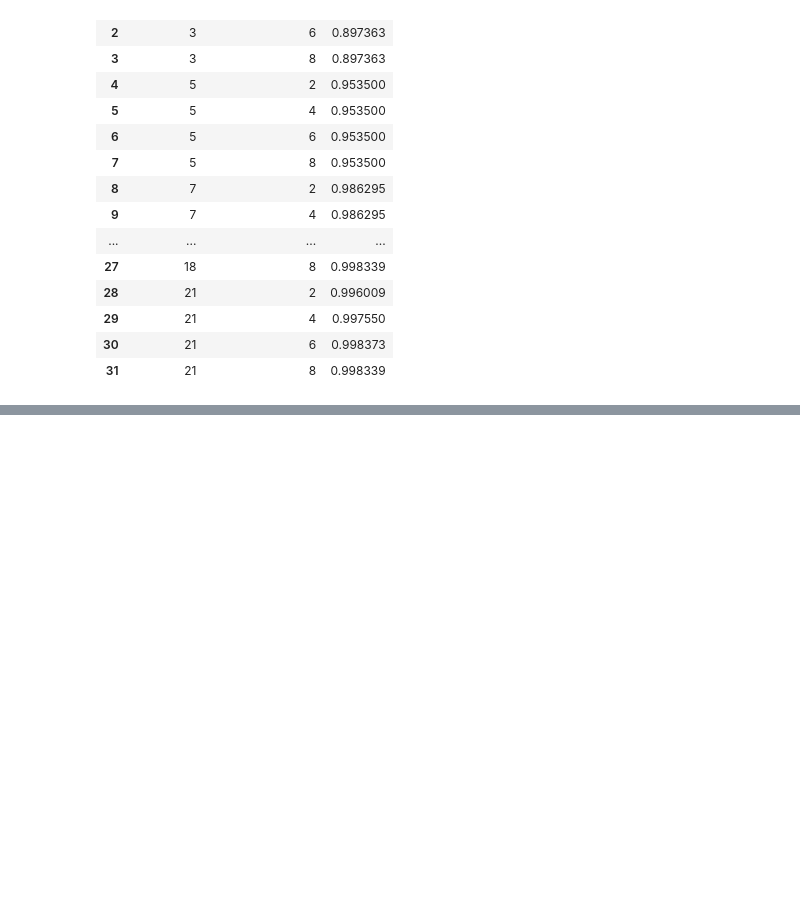
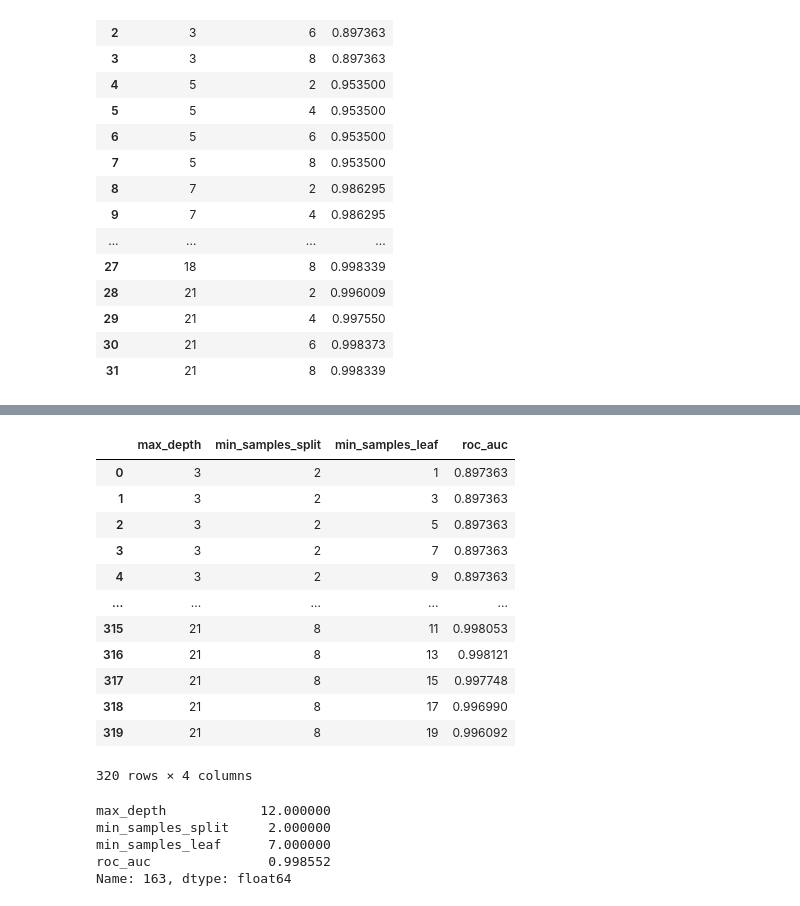
Before and after one commit to rajibulislam1/DataTalksClub, a Jupyter notebook: 2025/Midterm/dtr.ipynb, the cells around one changed output, grey strips where cells are left out. Drawn from its saved outputs; the diff is of its cells as text; code cells hidden in the pictures; blank space fills up the shorter version.

```diff
--- a/2025/Midterm/dtr.ipynb
+++ b/2025/Midterm/dtr.ipynb
@@ -319,0 +343,45 @@ df_scores_d
+# %%
+# min_samples_leaf
+scores_leaf = []
+for d in [3, 5, 7, 9, 12, 15, 18, 21]:
+    for l in range(2, 10, 2):
+        for m in range(1, 20, 2):
+            dt = DecisionTreeClassifier(max_depth=d,
+                                        min_samples_split=l,
+                                        min_samples_leaf=m,
+                                        random_state=11)
+            dt.fit(X_train, y_train)
+
+            y_val_proba = dt.predict_proba(X_val)
+            roc_auc = roc_auc_score(y_val, y_val_proba, multi_class='ovr', average='macro')
+
+            scores_leaf.append((d, l, m, roc_auc))
+            # Print inside the inner loop
+            #print(f"max_depth={d}, min_samples_split={l}, min_samples_leaf={m}, Validation ROC-AUC={roc_auc:.4f}")
+# %%
+columns = ['max_depth', 'min_samples_split', 'min_samples_leaf', 'roc_auc']
+df_scores_leaf = pd.DataFrame(scores_leaf, columns=columns)
+df_scores_leaf
+# %% [output]
+|  | max_depth | min_samples_split | min_samples_leaf | roc_auc |
+| 0 | 3 | 2 | 1 | 0.897363 |
+| 1 | 3 | 2 | 3 | 0.897363 |
+| 2 | 3 | 2 | 5 | 0.897363 |
+| 3 | 3 | 2 | 7 | 0.897363 |
+| 4 | 3 | 2 | 9 | 0.897363 |
+| ... | ... | ... | ... | ... |
+| 315 | 21 | 8 | 11 | 0.998053 |
+| 316 | 21 | 8 | 13 | 0.998121 |
+| 317 | 21 | 8 | 15 | 0.997748 |
+| 318 | 21 | 8 | 17 | 0.996990 |
+| 319 | 21 | 8 | 19 | 0.996092 |
+320 rows × 4 columns
+# %%
+best_row = df_scores_leaf.loc[df_scores_leaf['roc_auc'].idxmax()]
+print(best_row)
+# %% [output]
+max_depth            12.000000
+min_samples_split     2.000000
+min_samples_leaf      7.000000
+roc_auc               0.998552
+Name: 163, dtype: float64
```
Also changed, not shown: parts of 4 cells of this notebook, 1 other file.
